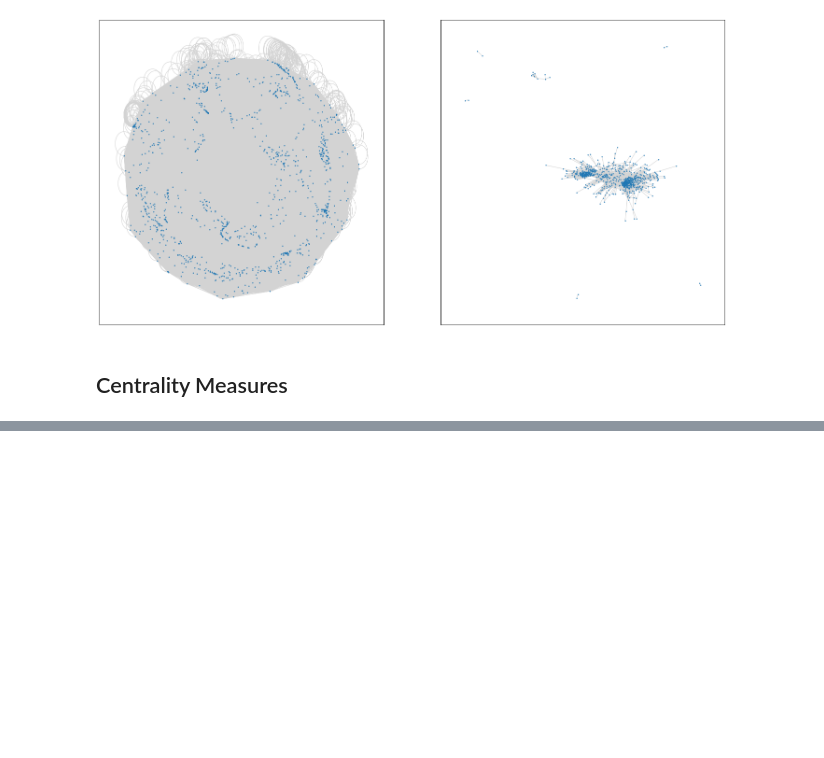
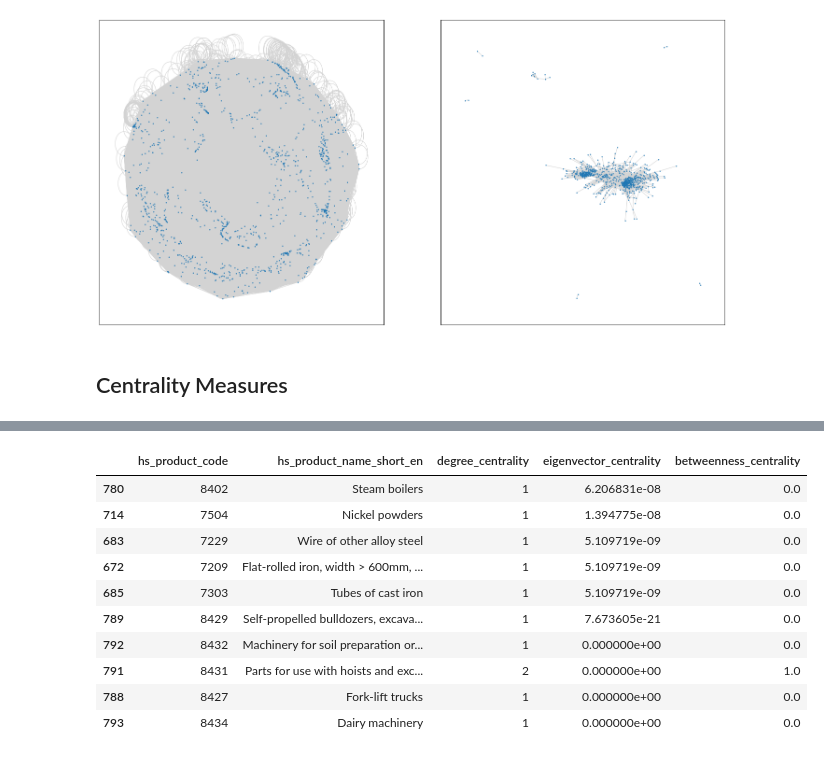
Before and after one commit to shreyasgm/gl_complexity_review, a Jupyter notebook: proj/review_session_networks_part1.ipynb, the cells around one changed output, grey strips where cells are left out. Drawn from its saved outputs; the diff is of its cells as text; code cells hidden in the pictures; blank space fills up the shorter version.

```diff
--- a/proj/review_session_complexity.ipynb
+++ b/proj/review_session_networks_part1.ipynb
@@ -382,0 +435,14 @@ centrality_degree = nx.degree_centrality(product_nw)
+# %%
+product_nw_nodes.sort_values("eigenvector_centrality", ascending=False).tail(10)
+# %% [output]
+|  | hs_product_code | hs_product_name_short_en | degree_centrality | eigenvector_centrality | betweenness_centrality |
+| 780 | 8402 | Steam boilers | 1 | 6.206831e-08 | 0.0 |
+| 714 | 7504 | Nickel powders | 1 | 1.394775e-08 | 0.0 |
+| 683 | 7229 | Wire of other alloy steel | 1 | 5.109719e-09 | 0.0 |
+| 672 | 7209 | Flat-rolled iron, width > 600mm, ... | 1 | 5.109719e-09 | 0.0 |
+| 685 | 7303 | Tubes of cast iron | 1 | 5.109719e-09 | 0.0 |
+| 789 | 8429 | Self-propelled bulldozers, excava... | 1 | 7.673605e-21 | 0.0 |
+| 792 | 8432 | Machinery for soil preparation or... | 1 | 0.000000e+00 | 0.0 |
+| 791 | 8431 | Parts for use with hoists and exc... | 2 | 0.000000e+00 | 1.0 |
+| 788 | 8427 | Fork-lift trucks | 1 | 0.000000e+00 | 0.0 |
+| 793 | 8434 | Dairy machinery | 1 | 0.000000e+00 | 0.0 |
```
Also changed, not shown: parts of 9 cells of this notebook, 1 other file.
